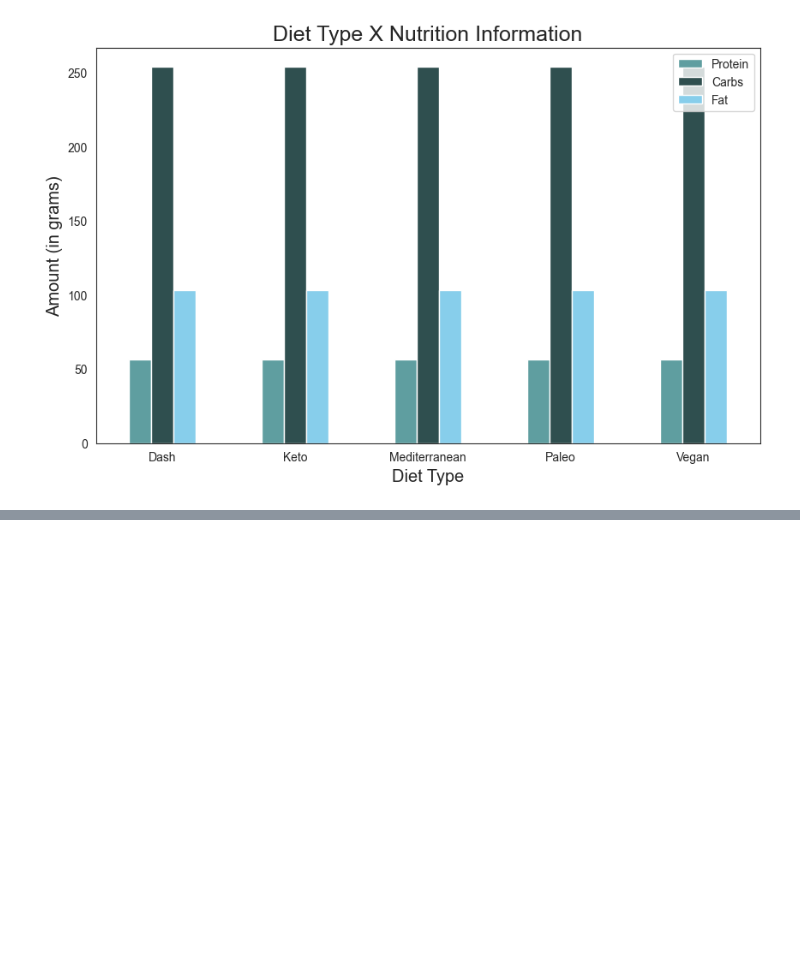
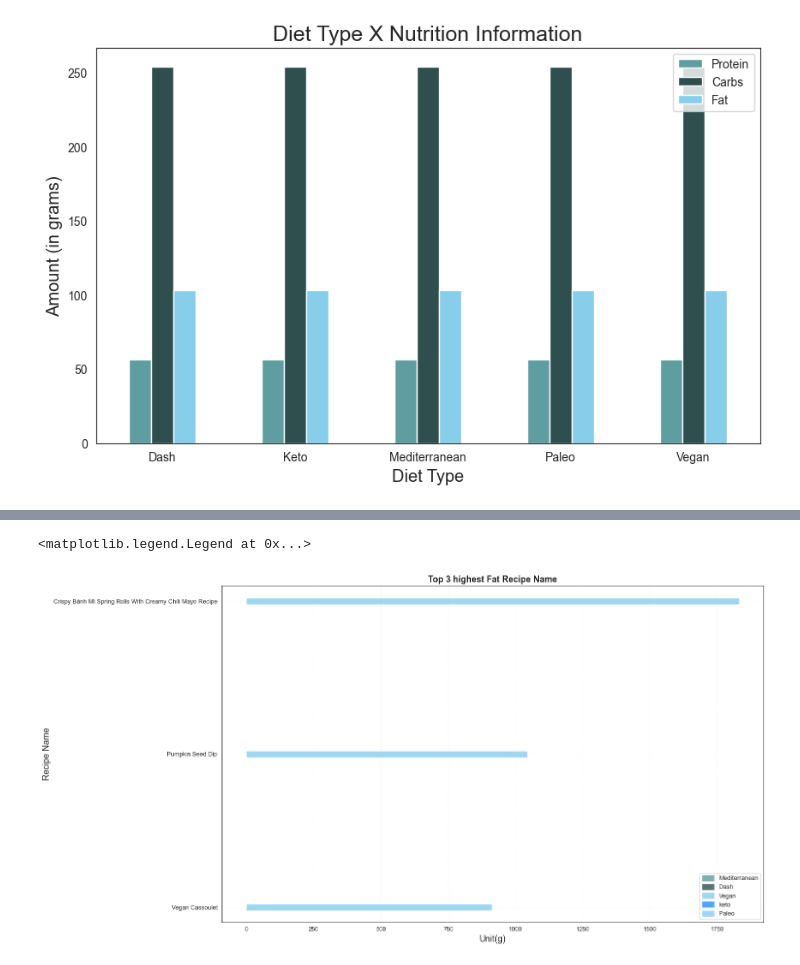
Before and after one commit to STEAM-Center-NYC/10032-Dieting-With-The-Help-of-Artificial-Intelligence, a Jupyter notebook: ai_textgen.ipynb, the cells around one changed output, grey strips where cells are left out. Cells and saved outputs as stored; diff of their text form; code cells hidden in the pictures; blank space fills up the shorter version.

```diff
--- a/ai_textgen.ipynb
+++ b/ai_textgen.ipynb
@@ -270,0 +299,45 @@ plt.ylabel("Amount (in grams)", fontsize="x-large");
+# %%
+#Recioe with low and high fat
+rec_low_fat = df_nodup.groupby(["Diet_type","Recipe_name","Cuisine_type"]).aggregate({'Fat(g)':'min'}).reset_index().sort_values(by=['Diet_type','Fat(g)'])
+
+# Plot Top 3 recipe with high fat
+dash_hf = rec_low_fat[rec_low_fat['Diet_type'] == 'dash'][-4:-1:]
+med_hf = rec_low_fat[rec_low_fat['Diet_type'] == 'mediterranean'][-4:-1:]
+vegan_hf = rec_low_fat[rec_low_fat['Diet_type'] == 'vegan'][-4:-1:]
+keto_hf = rec_low_fat[rec_low_fat['Diet_type'] == 'keto'][-4:-1:]
+paleo_hf = rec_low_fat[rec_low_fat['Diet_type'] == 'paleo'][-4:-1:]
+
+# Prepare Data
+df = pd.concat([med_hf, dash_hf, vegan_hf, keto_hf, paleo_hf])
+df.reset_index(inplace=True)
+
+# Draw plot
+plt.figure(figsize=(16,10), dpi= 90)
+# plt.hlines(y=df['Recipe_name']['dash'], xmin=0, xmax=df['Fat(g)'],
+#            color=["cadetblue","darkslategray","skyblue","dodgerblue","lightskyblue"],
+#            alpha=0.8, linewidth=10)
+plt.hlines(y=med_hf['Recipe_name'], xmin=0, xmax=med_hf['Fat(g)'],
+           color="cadetblue",
+           alpha=0.8, linewidth=10)
+plt.hlines(y=dash_hf['Recipe_name'], xmin=0, xmax=dash_hf['Fat(g)'],
+           color="darkslategray",
+           alpha=0.8, linewidth=10)
+plt.hlines(y=vegan_hf['Recipe_name'], xmin=0, xmax=vegan_hf['Fat(g)'],
+           color="skyblue",
+           alpha=0.8, linewidth=10)
+plt.hlines(y=keto_hf['Recipe_name'], xmin=0, xmax=keto_hf['Fat(g)'],
+           color="dodgerblue",
+           alpha=0.8, linewidth=10)
+plt.hlines(y=paleo_hf['Recipe_name'], xmin=0, xmax=paleo_hf['Fat(g)'],
+           color="lightskyblue",
+           alpha=0.8, linewidth=10)
+
+# Decorations
+plt.title('Top 3 highest Fat Recipe Name', fontdict={'size':20},fontsize="x-large",weight="bold")
+plt.grid(linestyle='--', alpha=0.1)
+plt.xlabel('Unit(g)',fontsize="x-large")
+plt.ylabel('Recipe Name',fontsize="x-large")
+plt.legend(["Mediterranean","Dash","Vegan","keto","Paleo"], loc ="lower right")
+# %% [output]
+<matplotlib.legend.Legend at 0x...>
+[figure, added]
```
Also changed, not shown: parts of 15 cells of this notebook.
